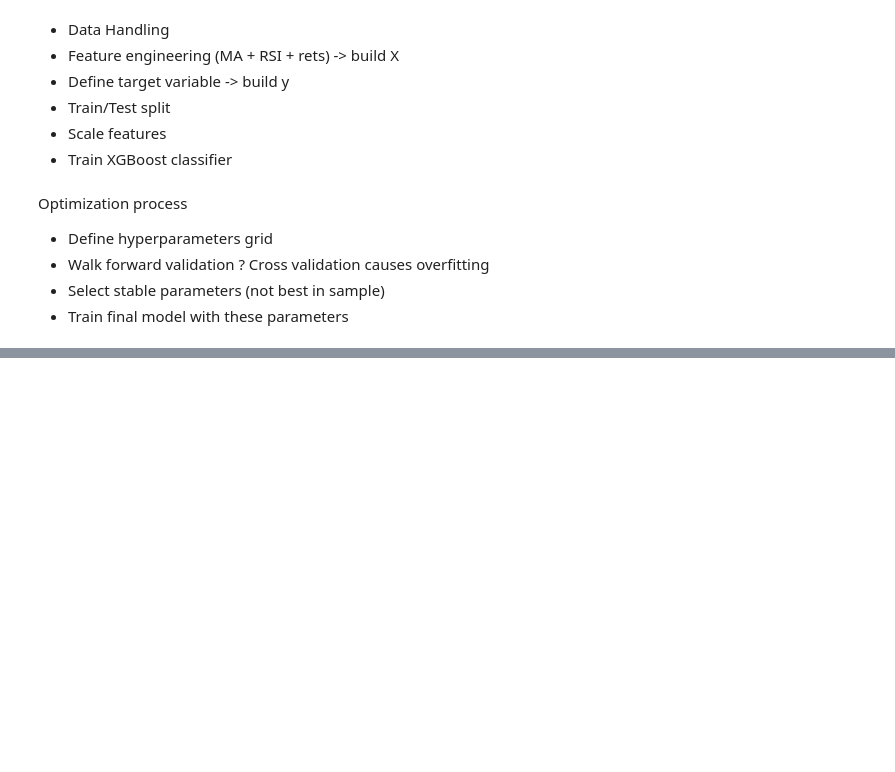
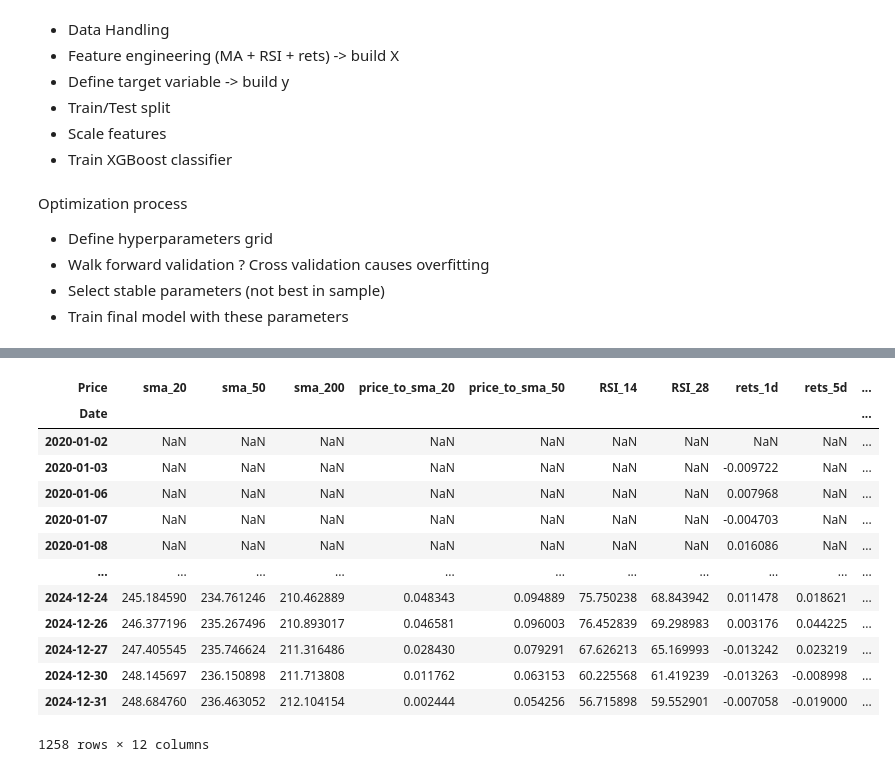
Before and after one commit to MarienRossiBenedetti/MasterProject_NewVersion, a Jupyter notebook: notebooks/exploration_nb.ipynb, the cells around one changed output, grey strips where cells are left out. Cells and saved outputs as stored; diff of their text form; code cells hidden in the pictures; blank space fills up the shorter version.

```diff
--- a/notebooks/exploration_nb.ipynb
+++ b/notebooks/exploration_nb.ipynb
@@ -259,0 +279,8 @@ Optimization process
+# %%
+# Params
+ticker = 'AAPL'
+start = '2020-01-01'
+end = '2025-01-01'
+# %%
+df = import_yahoo(ticker=ticker, start=start, end=end, raw=True)
+df.head()
@@ -259,0 +297,3 @@ Optimization process
+# %%
+df_feat = create_features(df)
+df_feat.tail()
@@ -259,0 +342,17 @@ Optimization process
+# %%
+df_feat
+# %% [output]
+| Price | sma_20 | sma_50 | sma_200 | price_to_sma_20 | price_to_sma_50 | RSI_14 | RSI_28 | rets_1d | rets_5d | ... |
+| Date |  |  |  |  |  |  |  |  |  | ... |
+| 2020-01-02 | NaN | NaN | NaN | NaN | NaN | NaN | NaN | NaN | NaN | ... |
+| 2020-01-03 | NaN | NaN | NaN | NaN | NaN | NaN | NaN | -0.009722 | NaN | ... |
+| 2020-01-06 | NaN | NaN | NaN | NaN | NaN | NaN | NaN | 0.007968 | NaN | ... |
+| 2020-01-07 | NaN | NaN | NaN | NaN | NaN | NaN | NaN | -0.004703 | NaN | ... |
+| 2020-01-08 | NaN | NaN | NaN | NaN | NaN | NaN | NaN | 0.016086 | NaN | ... |
+| ... | ... | ... | ... | ... | ... | ... | ... | ... | ... | ... |
+| 2024-12-24 | 245.184590 | 234.761246 | 210.462889 | 0.048343 | 0.094889 | 75.750238 | 68.843942 | 0.011478 | 0.018621 | ... |
+| 2024-12-26 | 246.377196 | 235.267496 | 210.893017 | 0.046581 | 0.096003 | 76.452839 | 69.298983 | 0.003176 | 0.044225 | ... |
+| 2024-12-27 | 247.405545 | 235.746624 | 211.316486 | 0.028430 | 0.079291 | 67.626213 | 65.169993 | -0.013242 | 0.023219 | ... |
+| 2024-12-30 | 248.145697 | 236.150898 | 211.713808 | 0.011762 | 0.063153 | 60.225568 | 61.419239 | -0.013263 | -0.008998 | ... |
+| 2024-12-31 | 248.684760 | 236.463052 | 212.104154 | 0.002444 | 0.054256 | 56.715898 | 59.552901 | -0.007058 | -0.019000 | ... |
+1258 rows × 12 columns
```
Also changed, not shown: parts of 17 cells of this notebook, 6 other files.
